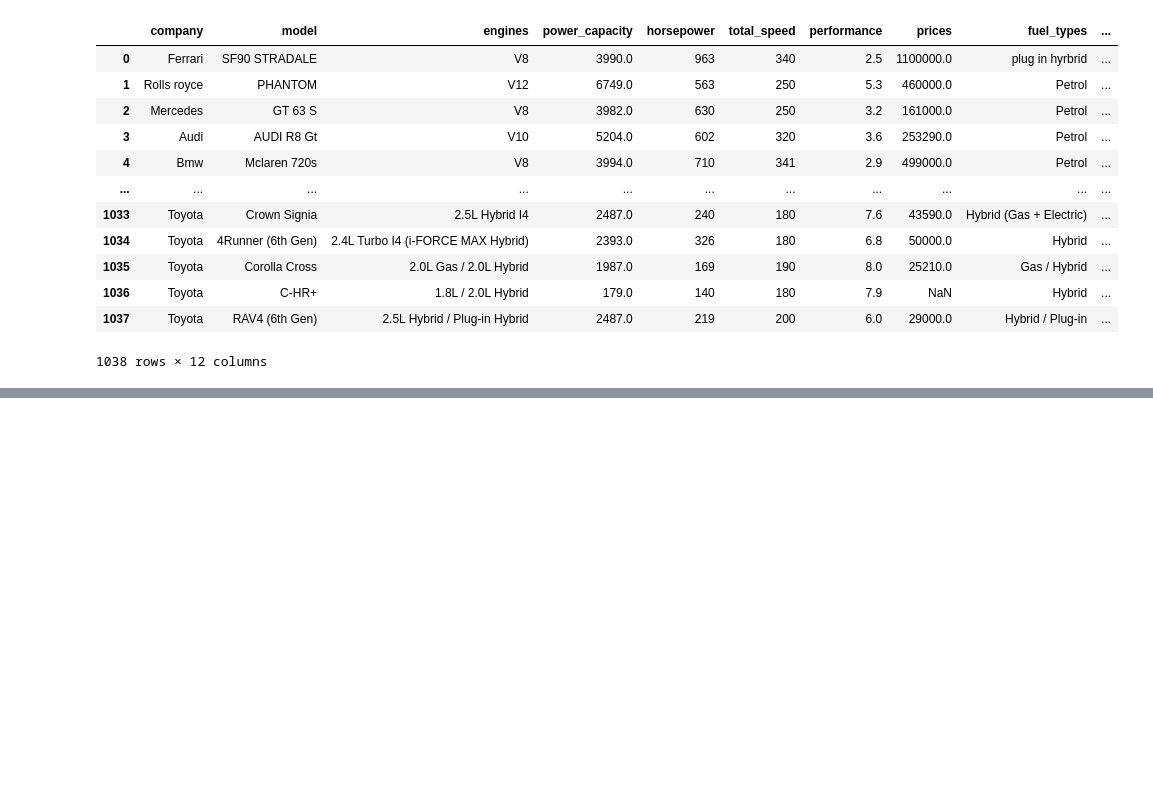
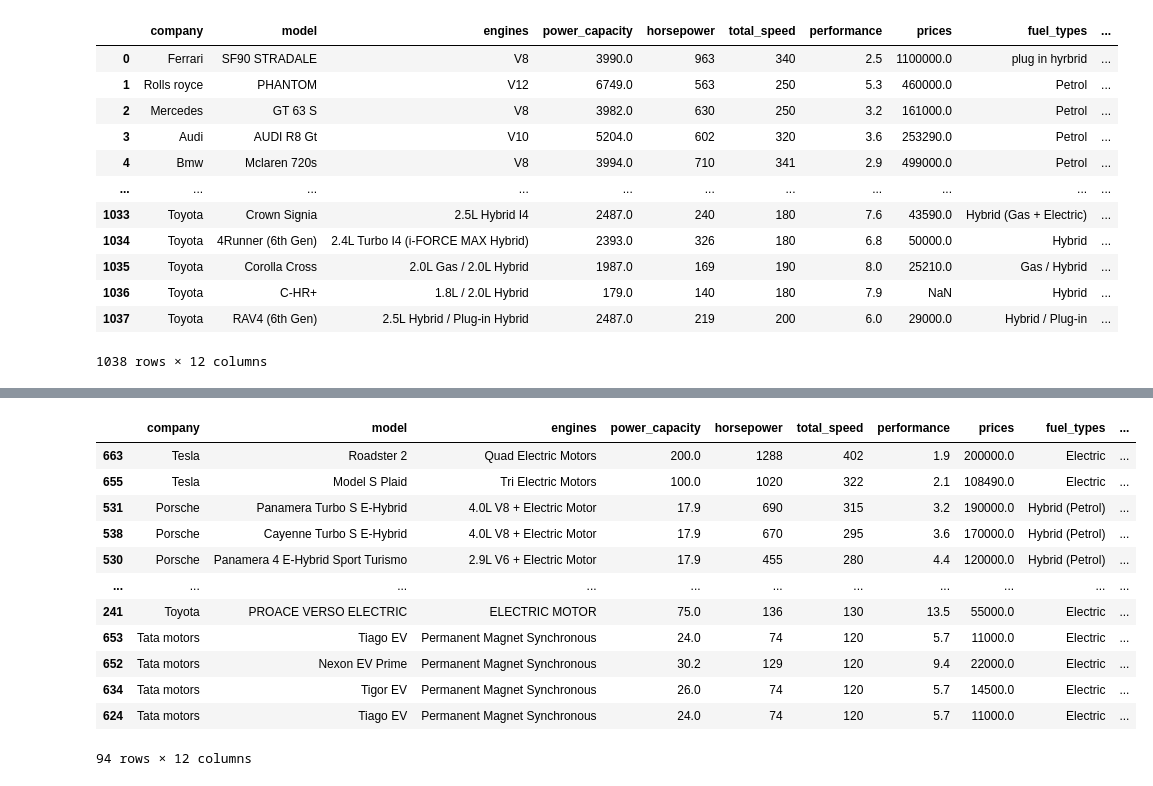
Before and after one commit to thelightfeaver/machine-leaning-practices, a Jupyter notebook: proyect/car.ipynb, the cells around one changed output, grey strips where cells are left out. Cells and saved outputs as stored; diff of their text form; code cells hidden in the pictures; blank space fills up the shorter version.

```diff
--- a/proyect/car.ipynb
+++ b/proyect/car.ipynb
@@ -182,0 +186,17 @@ plt.show()
+# %%
+car_electric = df.loc[df['unit_power_capacity'] == 'kwh'].sort_values(by="total_speed", ascending=False)
+car_electric
+# %% [output]
+|  | company | model | engines | power_capacity | horsepower | total_speed | performance | prices | fuel_types | ... |
+| 663 | Tesla | Roadster 2 | Quad Electric Motors | 200.0 | 1288 | 402 | 1.9 | 200000.0 | Electric | ... |
+| 655 | Tesla | Model S Plaid | Tri Electric Motors | 100.0 | 1020 | 322 | 2.1 | 108490.0 | Electric | ... |
+| 531 | Porsche | Panamera Turbo S E-Hybrid | 4.0L V8 + Electric Motor | 17.9 | 690 | 315 | 3.2 | 190000.0 | Hybrid (Petrol) | ... |
+| 538 | Porsche | Cayenne Turbo S E-Hybrid | 4.0L V8 + Electric Motor | 17.9 | 670 | 295 | 3.6 | 170000.0 | Hybrid (Petrol) | ... |
+| 530 | Porsche | Panamera 4 E-Hybrid Sport Turismo | 2.9L V6 + Electric Motor | 17.9 | 455 | 280 | 4.4 | 120000.0 | Hybrid (Petrol) | ... |
+| ... | ... | ... | ... | ... | ... | ... | ... | ... | ... | ... |
+| 241 | Toyota | PROACE VERSO ELECTRIC | ELECTRIC MOTOR | 75.0 | 136 | 130 | 13.5 | 55000.0 | Electric | ... |
+| 653 | Tata motors | Tiago EV | Permanent Magnet Synchronous | 24.0 | 74 | 120 | 5.7 | 11000.0 | Electric | ... |
+| 652 | Tata motors | Nexon EV Prime | Permanent Magnet Synchronous | 30.2 | 129 | 120 | 9.4 | 22000.0 | Electric | ... |
+| 634 | Tata motors | Tigor EV | Permanent Magnet Synchronous | 26.0 | 74 | 120 | 5.7 | 14500.0 | Electric | ... |
+| 624 | Tata motors | Tiago EV | Permanent Magnet Synchronous | 24.0 | 74 | 120 | 5.7 | 11000.0 | Electric | ... |
+94 rows × 12 columns
```
Also changed, not shown: parts of 2 cells of this notebook.
